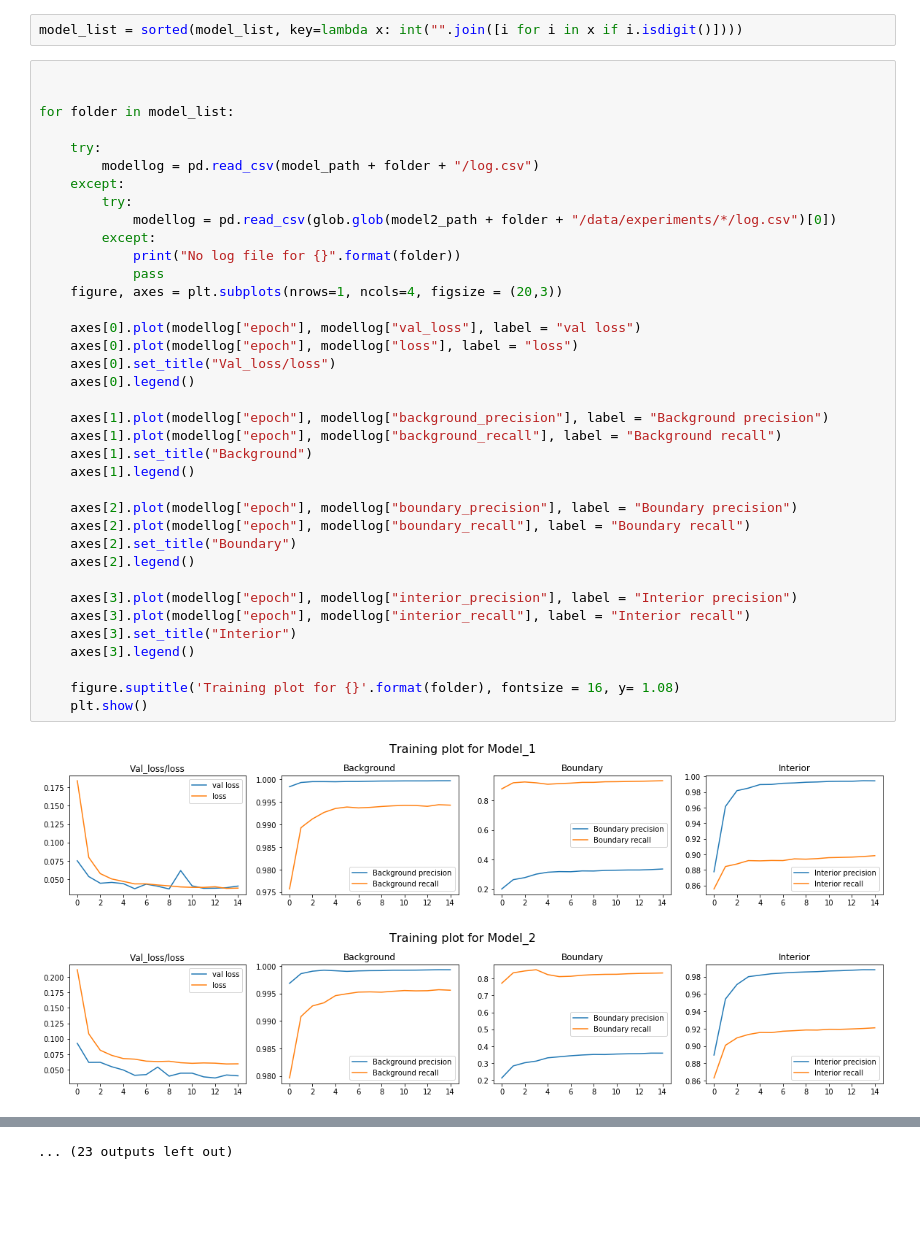
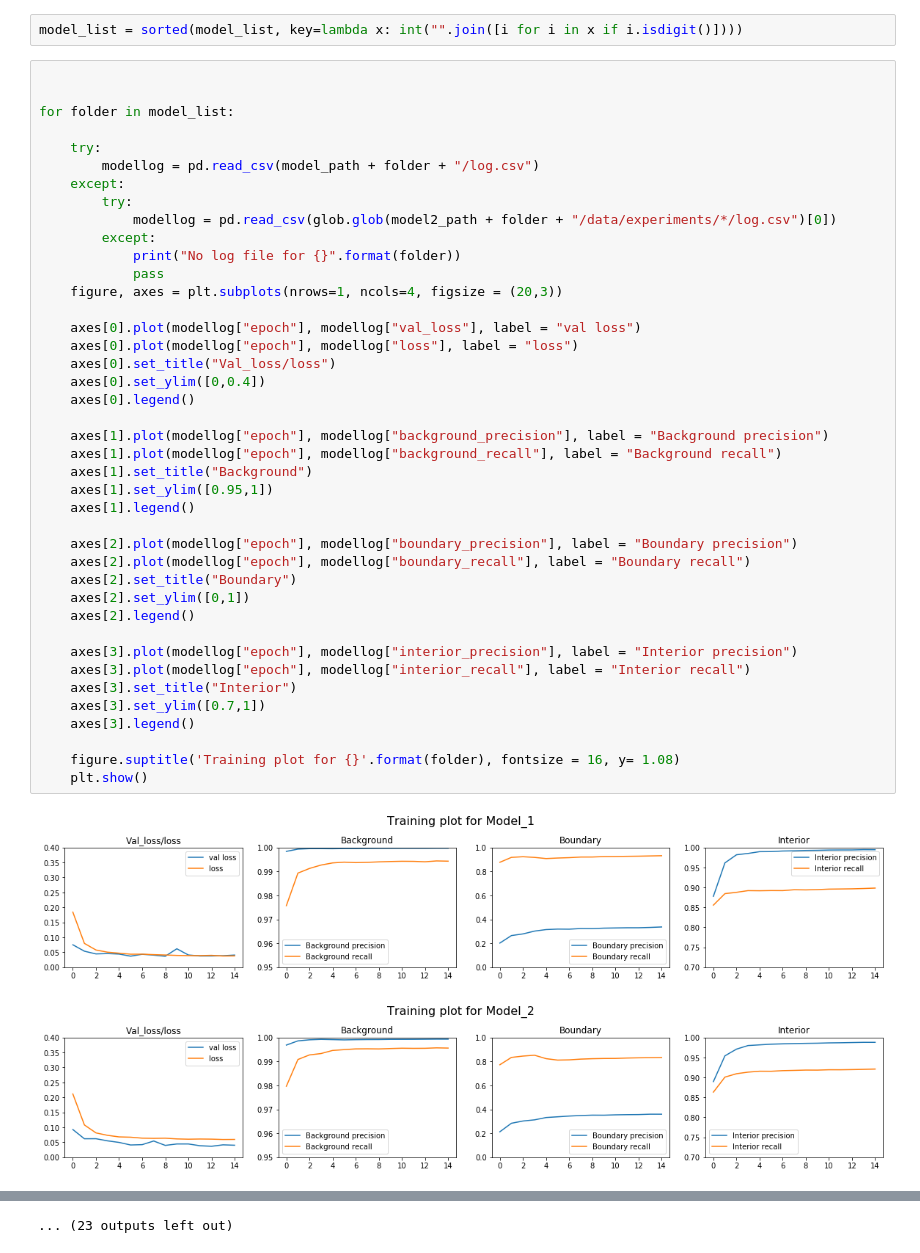
Before and after one commit to Aitslab/imageanalysis, a Jupyter notebook: Malou_dir/Results/Csv_log_plots.ipynb, the cells around one changed output, grey strips where cells are left out. Saved outputs shown, nothing was run; the diff lists cells and outputs as text; blank space fills up the shorter version.

```diff
--- a/Malou_dir/Results/Csv_log_plots.ipynb
+++ b/Malou_dir/Results/Csv_log_plots.ipynb
@@ -36,32 +36,36 @@ for folder in model_list:
         try:
             modellog = pd.read_csv(glob.glob(model2_path + folder + "/data/experiments/*/log.csv")[0])
         except:
             print("No log file for {}".format(folder))
             pass
     figure, axes = plt.subplots(nrows=1, ncols=4, figsize = (20,3))
 
     axes[0].plot(modellog["epoch"], modellog["val_loss"], label = "val loss")
     axes[0].plot(modellog["epoch"], modellog["loss"], label = "loss")
     axes[0].set_title("Val_loss/loss")
+    axes[0].set_ylim([0,0.4])
     axes[0].legend()
 
     axes[1].plot(modellog["epoch"], modellog["background_precision"], label = "Background precision")
     axes[1].plot(modellog["epoch"], modellog["background_recall"], label = "Background recall")
     axes[1].set_title("Background")
+    axes[1].set_ylim([0.95,1])
     axes[1].legend()
 
     axes[2].plot(modellog["epoch"], modellog["boundary_precision"], label = "Boundary precision")
     axes[2].plot(modellog["epoch"], modellog["boundary_recall"], label = "Boundary recall")
     axes[2].set_title("Boundary")
+    axes[2].set_ylim([0,1])
     axes[2].legend()
 
     axes[3].plot(modellog["epoch"], modellog["interior_precision"], label = "Interior precision")
     axes[3].plot(modellog["epoch"], modellog["interior_recall"], label = "Interior recall")
     axes[3].set_title("Interior")
+    axes[3].set_ylim([0.7,1])
     axes[3].legend()
 
     figure.suptitle('Training plot for {}'.format(folder), fontsize = 16, y= 1.08)
     plt.show()
 # %% [output]
-[figure, old version]
+[figure, new version]
-[figure, old version]
+[figure, new version]
```
Also changed, not shown: parts of 1 cell of this notebook.
